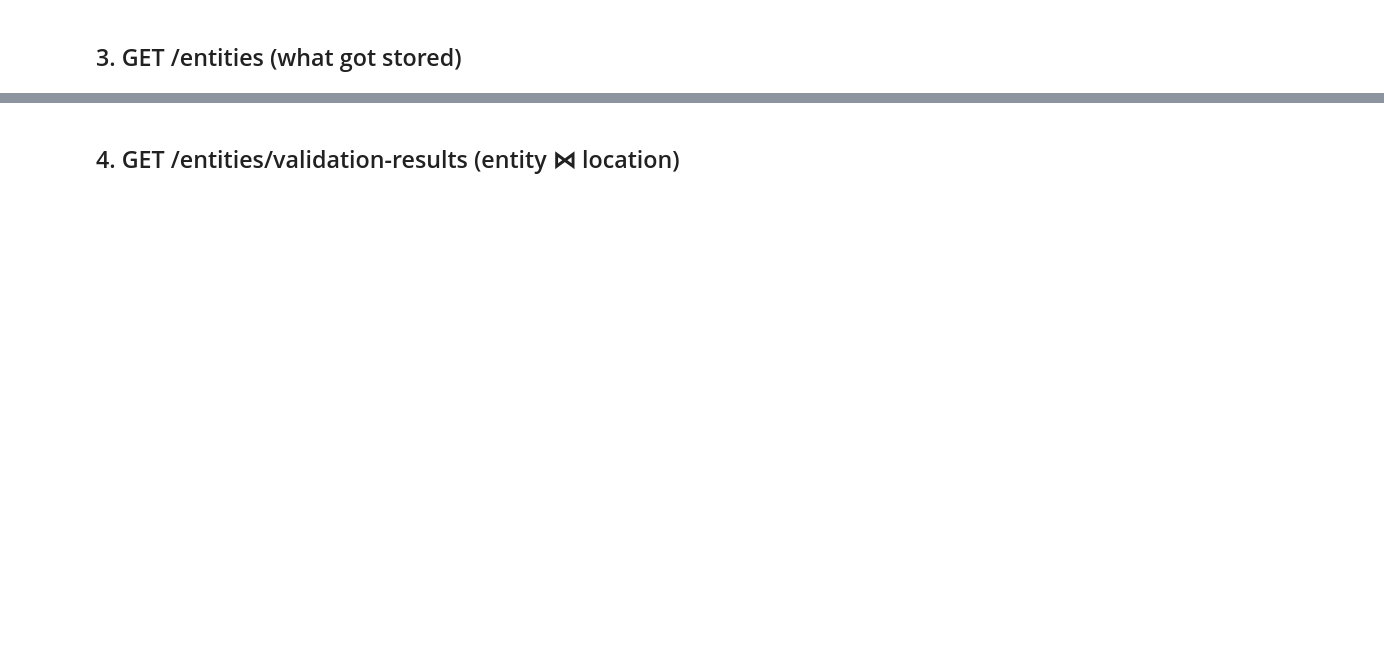
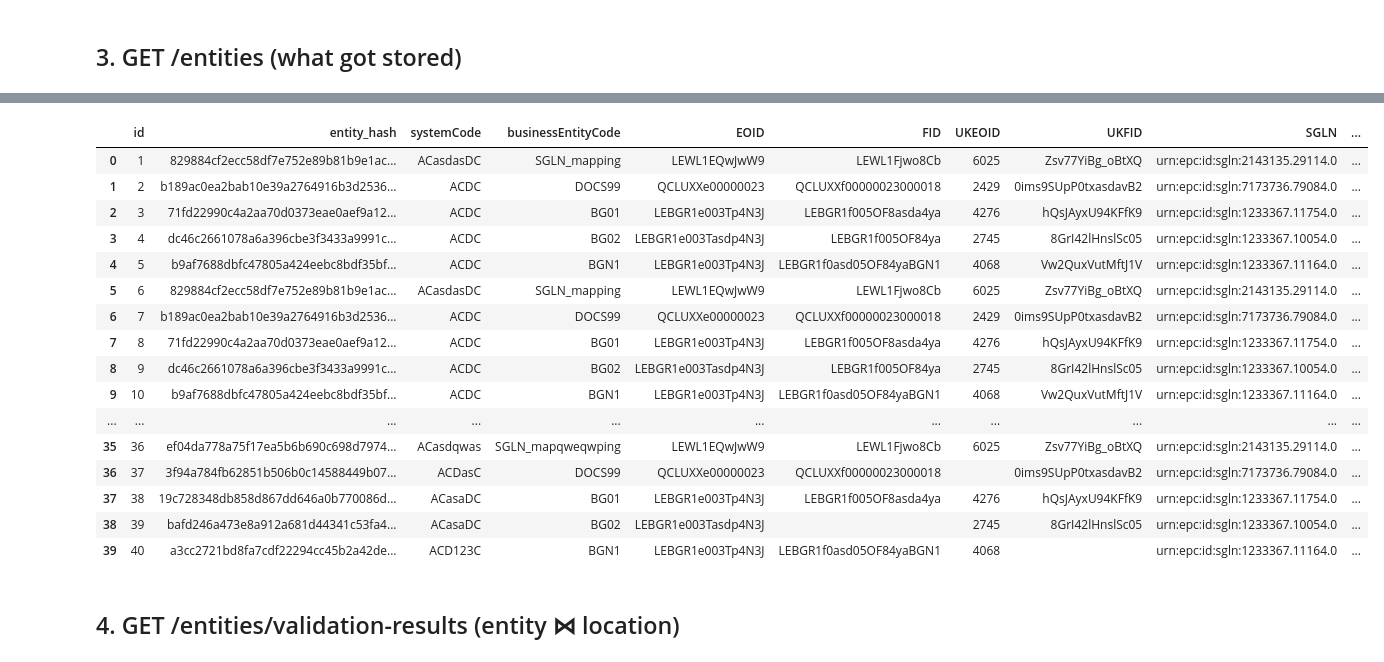
Before and after one commit to fatinzulkhair/Git_hub_event, a Jupyter notebook: test_api.ipynb, the cells around one changed output, grey strips where cells are left out. Cells and saved outputs as stored; diff of their text form; code cells hidden in the pictures; blank space fills up the shorter version.

```diff
--- a/test_api.ipynb
+++ b/test_api.ipynb
@@ -142,3 +166,24 @@ pd.DataFrame(entities)
+# %%
+entities = requests.get(f"{BASE_URL}/entities/historical").json()
+pd.DataFrame(entities)
+# %% [output]
+|  | id | entity_hash | systemCode | businessEntityCode | EOID | FID | UKEOID | UKFID | SGLN | ... |
+| 0 | 1 | 829884cf2ecc58df7e752e89b81b9e1ac... | ACasdasDC | SGLN_mapping | LEWL1EQwJwW9 | LEWL1Fjwo8Cb | 6025 | Zsv77YiBg_oBtXQ | urn:epc:id:sgln:2143135.29114.0 | ... |
+| 1 | 2 | b189ac0ea2bab10e39a2764916b3d2536... | ACDC | DOCS99 | QCLUXXe00000023 | QCLUXXf00000023000018 | 2429 | 0ims9SUpP0txasdavB2 | urn:epc:id:sgln:7173736.79084.0 | ... |
+| 2 | 3 | 71fd22990c4a2aa70d0373eae0aef9a12... | ACDC | BG01 | LEBGR1e003Tp4N3J | LEBGR1f005OF8asda4ya | 4276 | hQsJAyxU94KFfK9 | urn:epc:id:sgln:1233367.11754.0 | ... |
+| 3 | 4 | dc46c2661078a6a396cbe3f3433a9991c... | ACDC | BG02 | LEBGR1e003Tasdp4N3J | LEBGR1f005OF84ya | 2745 | 8GrI42lHnslSc05 | urn:epc:id:sgln:1233367.10054.0 | ... |
+| 4 | 5 | b9af7688dbfc47805a424eebc8bdf35bf... | ACDC | BGN1 | LEBGR1e003Tp4N3J | LEBGR1f0asd05OF84yaBGN1 | 4068 | Vw2QuxVutMftJ1V | urn:epc:id:sgln:1233367.11164.0 | ... |
+| 5 | 6 | 829884cf2ecc58df7e752e89b81b9e1ac... | ACasdasDC | SGLN_mapping | LEWL1EQwJwW9 | LEWL1Fjwo8Cb | 6025 | Zsv77YiBg_oBtXQ | urn:epc:id:sgln:2143135.29114.0 | ... |
+| 6 | 7 | b189ac0ea2bab10e39a2764916b3d2536... | ACDC | DOCS99 | QCLUXXe00000023 | QCLUXXf00000023000018 | 2429 | 0ims9SUpP0txasdavB2 | urn:epc:id:sgln:7173736.79084.0 | ... |
+| 7 | 8 | 71fd22990c4a2aa70d0373eae0aef9a12... | ACDC | BG01 | LEBGR1e003Tp4N3J | LEBGR1f005OF8asda4ya | 4276 | hQsJAyxU94KFfK9 | urn:epc:id:sgln:1233367.11754.0 | ... |
+| 8 | 9 | dc46c2661078a6a396cbe3f3433a9991c... | ACDC | BG02 | LEBGR1e003Tasdp4N3J | LEBGR1f005OF84ya | 2745 | 8GrI42lHnslSc05 | urn:epc:id:sgln:1233367.10054.0 | ... |
+| 9 | 10 | b9af7688dbfc47805a424eebc8bdf35bf... | ACDC | BGN1 | LEBGR1e003Tp4N3J | LEBGR1f0asd05OF84yaBGN1 | 4068 | Vw2QuxVutMftJ1V | urn:epc:id:sgln:1233367.11164.0 | ... |
+| ... | ... | ... | ... | ... | ... | ... | ... | ... | ... | ... |
+| 35 | 36 | ef04da778a75f17ea5b6b690c698d7974... | ACasdqwas | SGLN_mapqweqwping | LEWL1EQwJwW9 | LEWL1Fjwo8Cb | 6025 | Zsv77YiBg_oBtXQ | urn:epc:id:sgln:2143135.29114.0 | ... |
+| 36 | 37 | 3f94a784fb62851b506b0c14588449b07... | ACDasC | DOCS99 | QCLUXXe00000023 | QCLUXXf00000023000018 |  | 0ims9SUpP0txasdavB2 | urn:epc:id:sgln:7173736.79084.0 | ... |
+| 37 | 38 | 19c728348db858d867dd646a0b770086d... | ACasaDC | BG01 | LEBGR1e003Tp4N3J | LEBGR1f005OF8asda4ya | 4276 | hQsJAyxU94KFfK9 | urn:epc:id:sgln:1233367.11754.0 | ... |
+| 38 | 39 | bafd246a473e8a912a681d44341c53fa4... | ACasaDC | BG02 | LEBGR1e003Tasdp4N3J |  | 2745 | 8GrI42lHnslSc05 | urn:epc:id:sgln:1233367.10054.0 | ... |
+| 39 | 40 | a3cc2721bd8fa7cdf22294cc45b2a42de... | ACD123C | BGN1 | LEBGR1e003Tp4N3J | LEBGR1f0asd05OF84yaBGN1 | 4068 |  | urn:epc:id:sgln:1233367.11164.0 | ... |
 # %% [markdown]
 ## 4. GET /entities/validation-results  (entity ⋈ location)
 # %%
```
Also changed, not shown: parts of 8 cells of this notebook, 25 other files.
